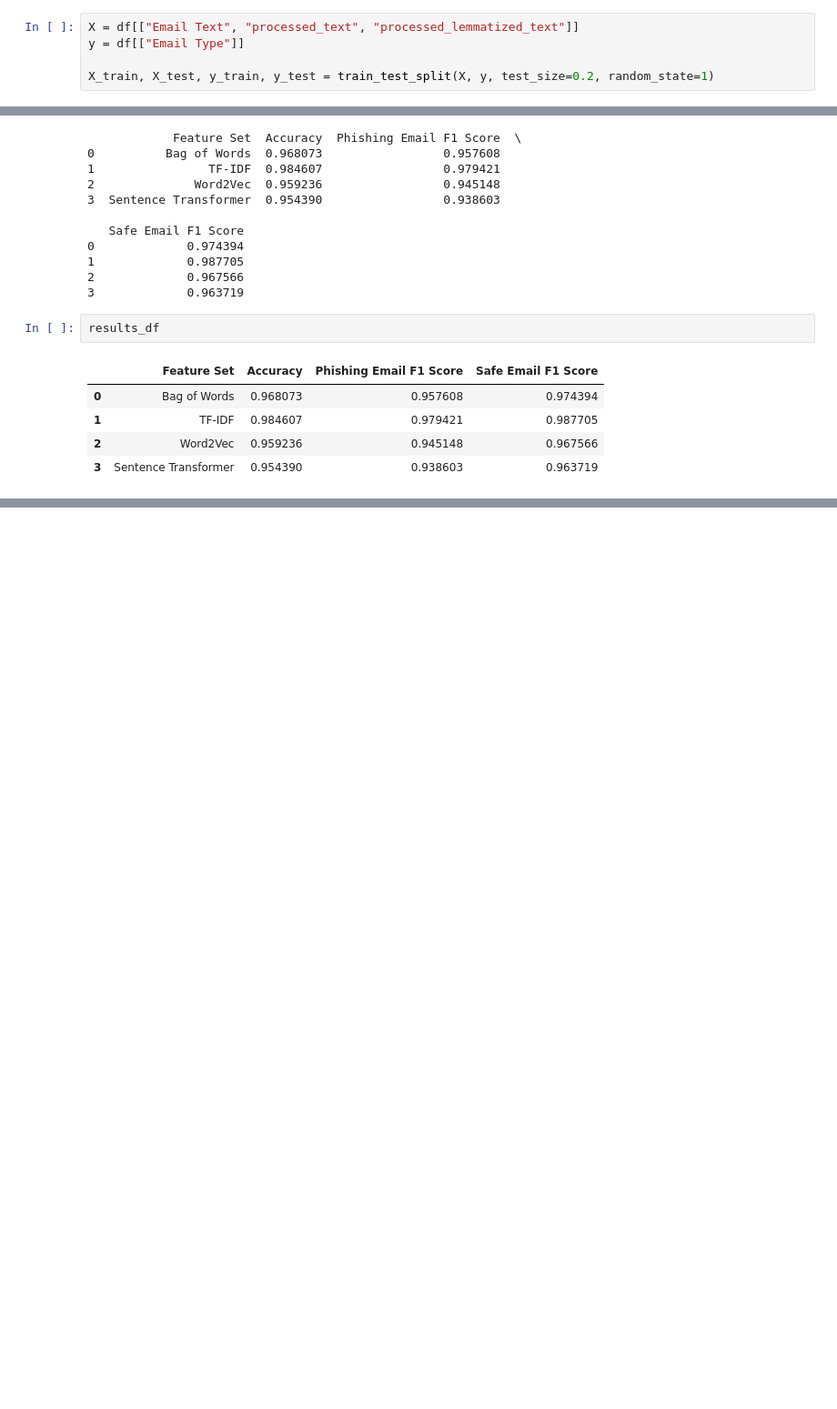
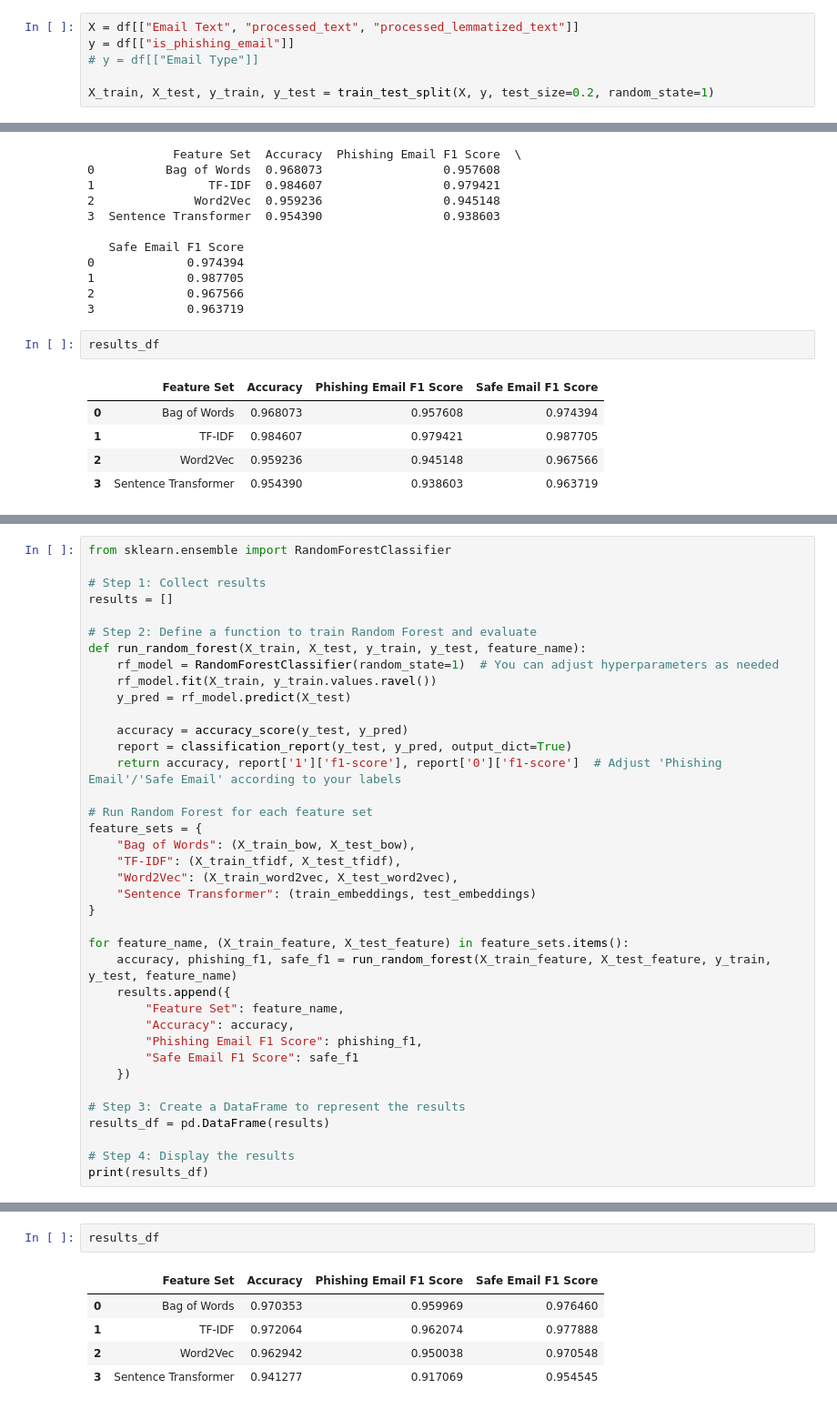
Before and after one commit to Geraldworks/Fraud-Email, a Jupyter notebook: main.ipynb, the cells around one changed output, grey strips where cells are left out. Shown at 91% size. Drawn from its saved outputs; the diff is of its cells as text; blank space fills up the shorter version.

Commit message:
Add Random Forest and XGBoost

```diff
--- a/main.ipynb
+++ b/main.ipynb
@@ -162,7 +165,8 @@ Name: processed_lemmatized_text, Length: 17537, dtype: object
 ### Train Test Split
 # %%
 X = df[["Email Text", "processed_text", "processed_lemmatized_text"]]
-y = df[["Email Type"]]
+y = df[["is_phishing_email"]]
+# y = df[["Email Type"]]
 
 X_train, X_test, y_train, y_test = train_test_split(X, y, test_size=0.2, random_state=1)
 # %% [markdown]
@@ -455,0 +568,38 @@ results_df
+# %%
+from sklearn.ensemble import RandomForestClassifier
+
+# Step 1: Collect results
+results = []
+
+# Step 2: Define a function to train Random Forest and evaluate
+def run_random_forest(X_train, X_test, y_train, y_test, feature_name):
+    rf_model = RandomForestClassifier(random_state=1)  # You can adjust hyperparameters as needed
+    rf_model.fit(X_train, y_train.values.ravel())
+    y_pred = rf_model.predict(X_test)
+
+    accuracy = accuracy_score(y_test, y_pred)
+    report = classification_report(y_test, y_pred, output_dict=True)
+    return accuracy, report['1']['f1-score'], report['0']['f1-score']  # Adjust 'Phishing Email'/'Safe Email' according to your labels
+
+# Run Random Forest for each feature set
+feature_sets = {
+    "Bag of Words": (X_train_bow, X_test_bow),
+    "TF-IDF": (X_train_tfidf, X_test_tfidf),
+    "Word2Vec": (X_train_word2vec, X_test_word2vec),
+    "Sentence Transformer": (train_embeddings, test_embeddings)
+}
+
+for feature_name, (X_train_feature, X_test_feature) in feature_sets.items():
+    accuracy, phishing_f1, safe_f1 = run_random_forest(X_train_feature, X_test_feature, y_train, y_test, feature_name)
+    results.append({
+        "Feature Set": feature_name,
+        "Accuracy": accuracy,
+        "Phishing Email F1 Score": phishing_f1,
+        "Safe Email F1 Score": safe_f1
+    })
+
+# Step 3: Create a DataFrame to represent the results
+results_df = pd.DataFrame(results)
+
+# Step 4: Display the results
+print(results_df)
@@ -456 +618,9 @@ results_df
+# %%
+results_df
+# %% [output]
+|  | Feature Set | Accuracy | Phishing Email F1 Score | Safe Email F1 Score |
+| 0 | Bag of Words | 0.970353 | 0.959969 | 0.976460 |
+| 1 | TF-IDF | 0.972064 | 0.962074 | 0.977888 |
+| 2 | Word2Vec | 0.962942 | 0.950038 | 0.970548 |
+| 3 | Sentence Transformer | 0.941277 | 0.917069 | 0.954545 |
 # %% [markdown]
```
Also changed, not shown: parts of 30 cells of this notebook.
